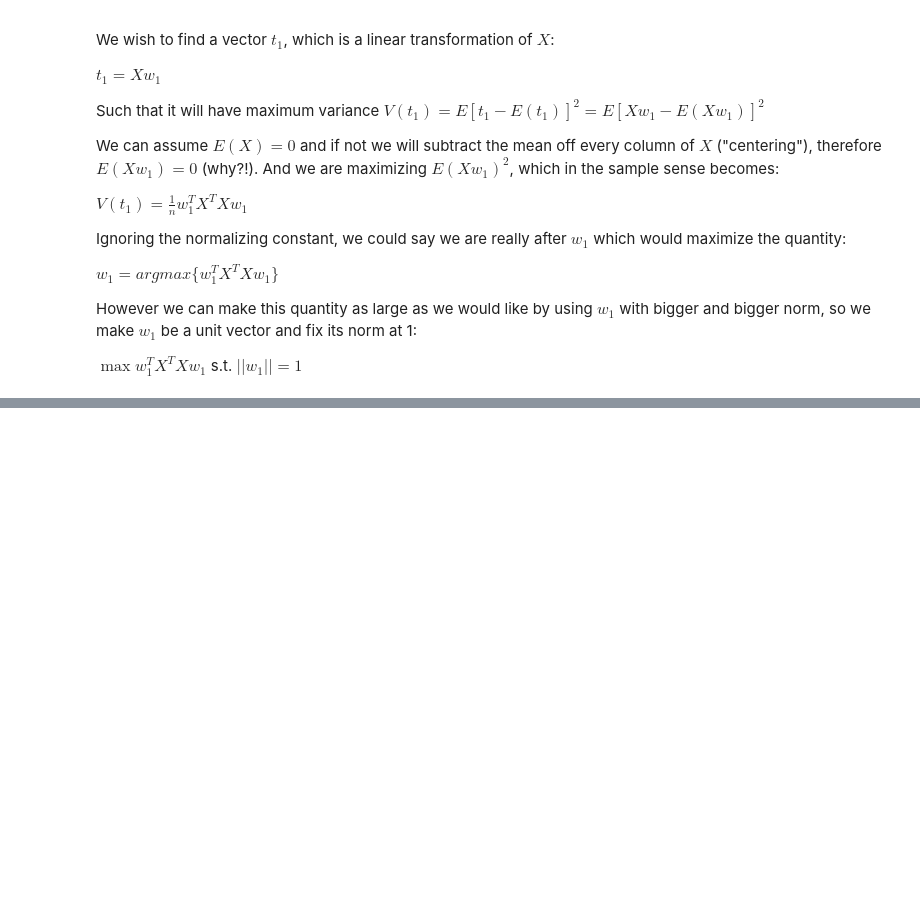
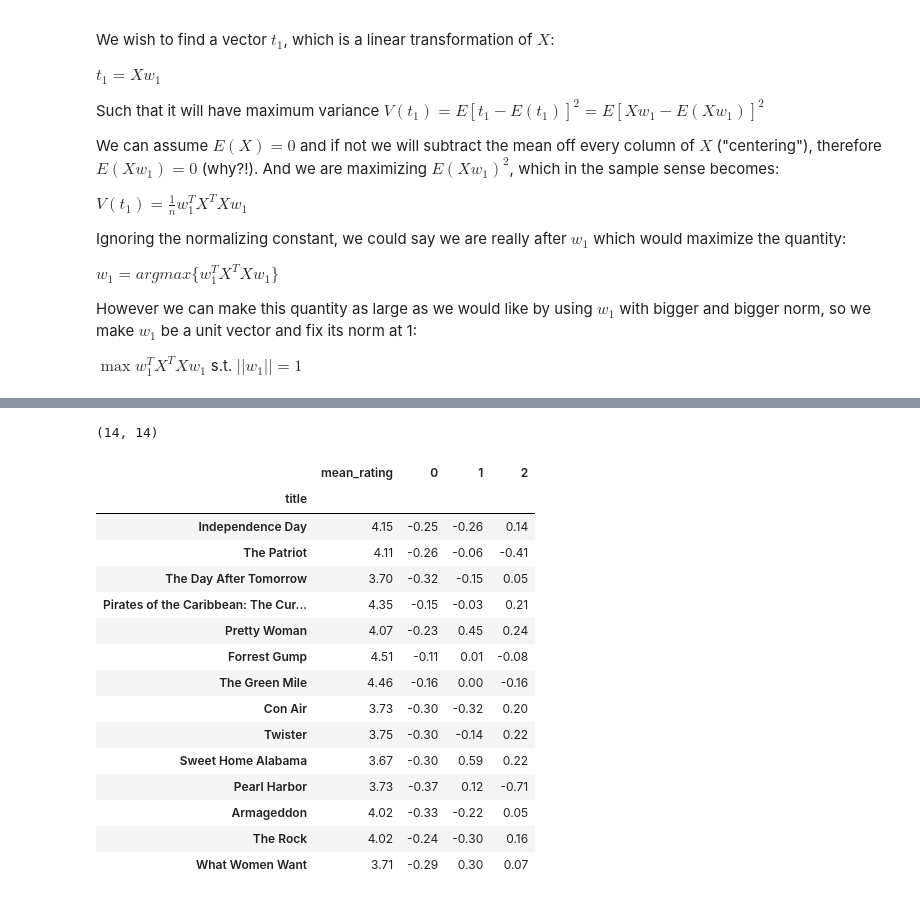
Before and after one commit to gsimchoni/Intro2DS, a Jupyter notebook: class/prob_thinking/prob_thinking.ipynb, the cells around one changed output, grey strips where cells are left out. Cells and saved outputs as stored; diff of their text form; code cells hidden in the pictures; blank space fills up the shorter version.

```diff
--- a/class/prob_thinking/prob_thinking.ipynb
+++ b/class/prob_thinking/prob_thinking.ipynb
@@ -501,0 +556,41 @@ We have *reduced* the dimensionality of our data matrix but kept most of the var
+# %%
+# What did we get?
+
+# This is the W matrix, a.k.a the "loadings", a.k.a the matrix whose columns are XtX eigenvectors:
+W = pca.components_
+print(W.shape)
+
+# Helper function for better pandas styling
+def color_negative_red(val):
+    """
+    Takes a scalar and returns a string with
+    the css property `'color: red'` for negative
+    strings, black otherwise.
+    """
+    color = 'red' if val < 0 else 'black'
+    return 'color: %s' % color
+# %% [output]
+(14, 14)
+# %%
+# Let's see the W matrix first 3 eigenvectors alongside the movies: do you see anything interesting?
+means = pd.DataFrame(X.mean(axis = 0))
+means.columns = ['mean_rating']
+loadings3 = pd.DataFrame(W.T[:, :3])
+pd.concat([movies, means, loadings3], axis = 1).set_index('title').style.applymap(color_negative_red).format("{:.2f}")
+# %% [output]
+|  | mean_rating | 0 | 1 | 2 |
+| title |  |  |  |  |
+| Independence Day | 4.15 | -0.25 | -0.26 | 0.14 |
+| The Patriot | 4.11 | -0.26 | -0.06 | -0.41 |
+| The Day After Tomorrow | 3.70 | -0.32 | -0.15 | 0.05 |
+| Pirates of the Caribbean: The Cur... | 4.35 | -0.15 | -0.03 | 0.21 |
+| Pretty Woman | 4.07 | -0.23 | 0.45 | 0.24 |
+| Forrest Gump | 4.51 | -0.11 | 0.01 | -0.08 |
+| The Green Mile | 4.46 | -0.16 | 0.00 | -0.16 |
+| Con Air | 3.73 | -0.30 | -0.32 | 0.20 |
+| Twister | 3.75 | -0.30 | -0.14 | 0.22 |
+| Sweet Home Alabama | 3.67 | -0.30 | 0.59 | 0.22 |
+| Pearl Harbor | 3.73 | -0.37 | 0.12 | -0.71 |
+| Armageddon | 4.02 | -0.33 | -0.22 | 0.05 |
+| The Rock | 4.02 | -0.24 | -0.30 | 0.16 |
+| What Women Want | 3.71 | -0.29 | 0.30 | 0.07 |
```
Also changed, not shown: parts of 6 cells of this notebook.
